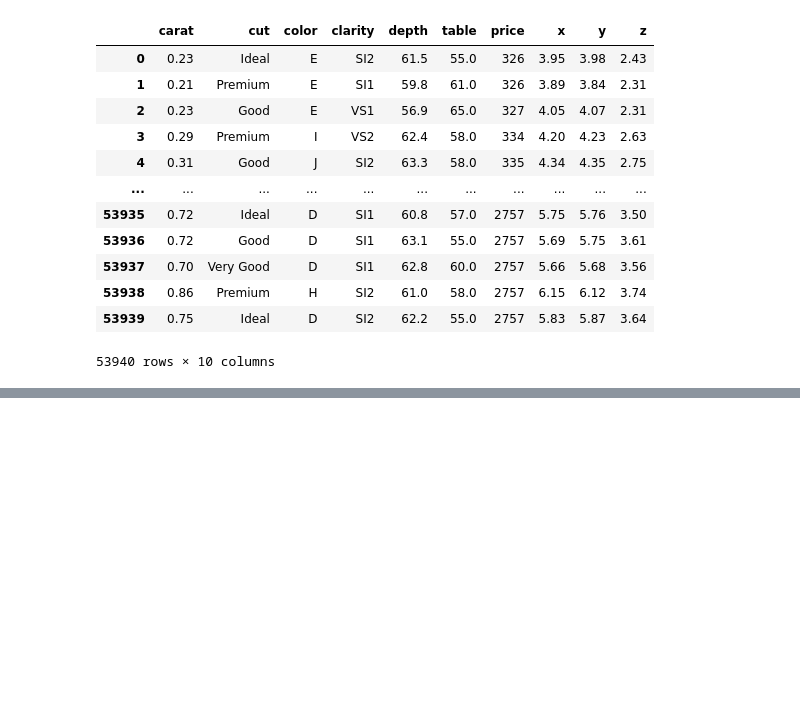
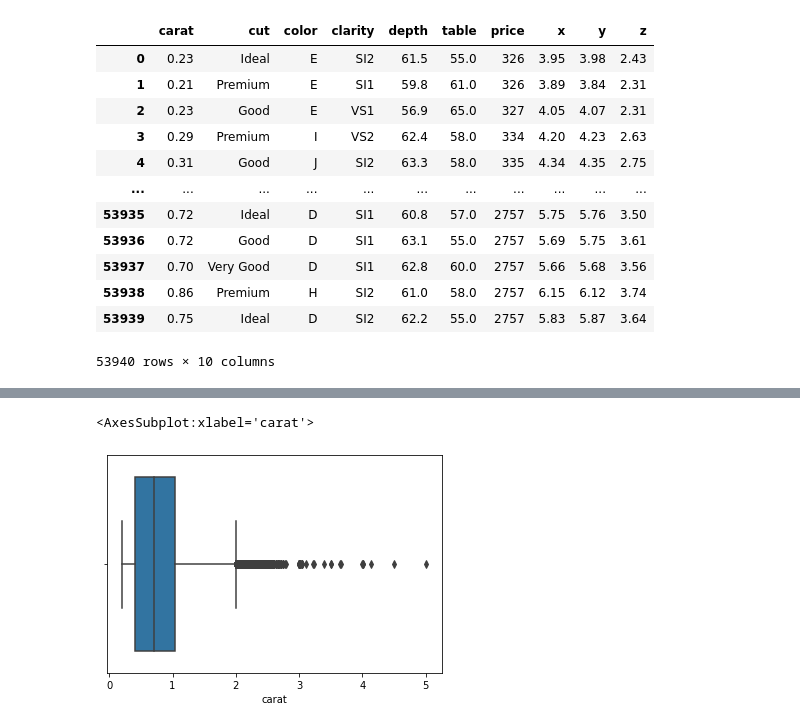
Before and after one commit to habibsatya/dicoding-training, a Jupyter notebook: code/diamonds.ipynb, the cells around one changed output, grey strips where cells are left out. Cells and saved outputs as stored; diff of their text form; code cells hidden in the pictures; blank space fills up the shorter version.

```diff
--- a/code/diamonds.ipynb
+++ b/code/diamonds.ipynb
@@ -24,0 +148,6 @@ data
+# %%
+# drop baris dengan nilai 'x', 'y', dan 'z' yang bernilai 0
+data = data.loc[(data[['x', 'y', 'z']]!=0).all(axis=1)]
+
+# cek ukuran data untuk memastikan baris sudah di-drop
+data.shape
@@ -24,0 +175,5 @@ data
+# %%
+sns.boxplot(x=data['carat'])
+# %% [output]
+<AxesSubplot:xlabel='carat'>
+[figure, added]
```
Also changed, not shown: parts of 47 cells of this notebook, 3 other files.
